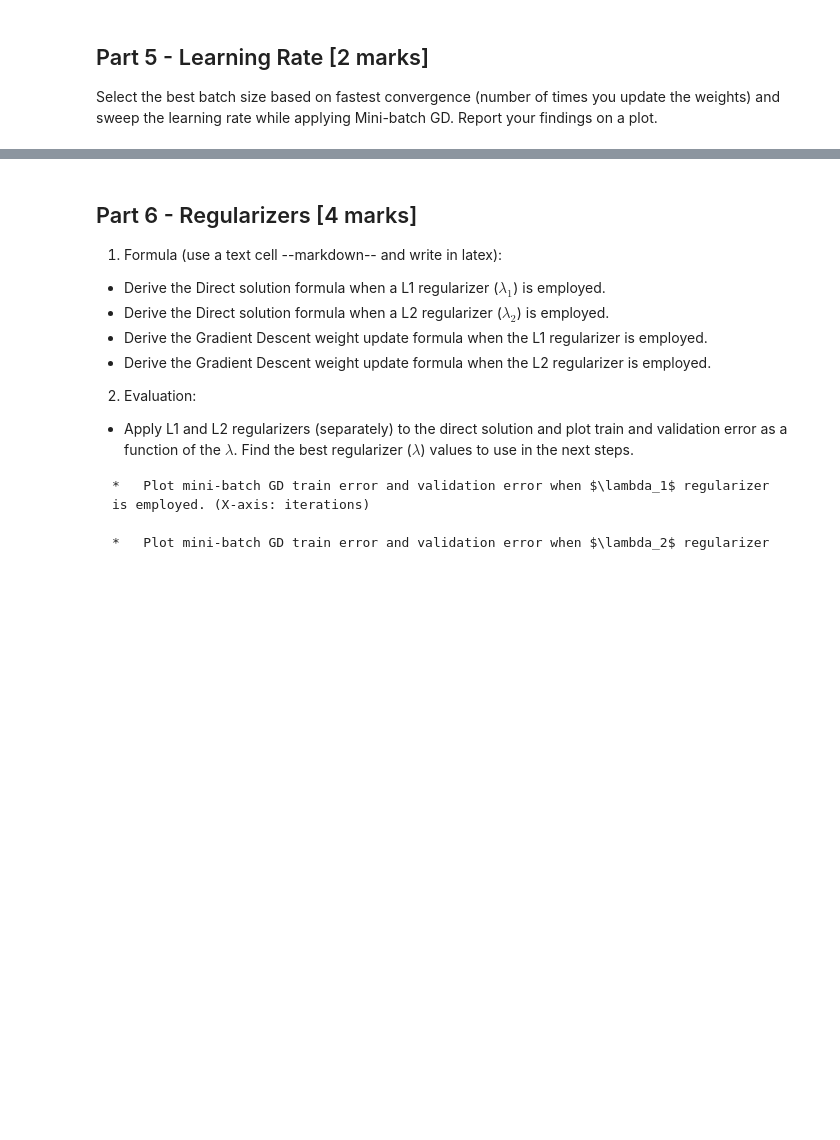
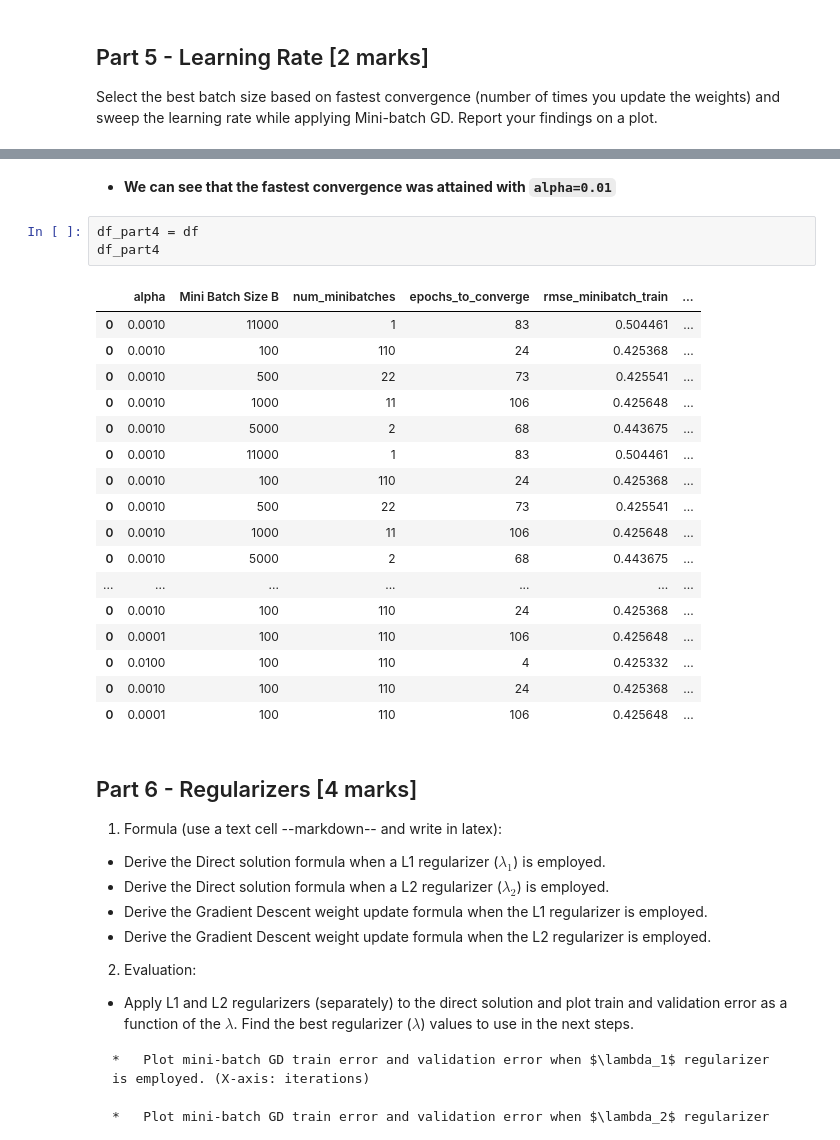
Before and after one commit to armandordorica/APS1070_A4_Linear_Regression_Gradient_Descent, a Jupyter notebook: Project_4.ipynb, the cells around one changed output, grey strips where cells are left out. Saved outputs shown, nothing was run; the diff lists cells and outputs as text; blank space fills up the shorter version.

Commit message:
Finishing part 4 and 5

```diff
--- a/Project_4.ipynb
+++ b/Project_4.ipynb
@@ -568,3 +819,26 @@ Select the best batch size based on fastest convergence (number of times you upd
+# %% [markdown]
+* **We can see that the fastest convergence was attained with `alpha=0.01`**
+# %%
+df_part4 = df
+df_part4
+# %% [output]
+|  | alpha | Mini Batch Size B | num_minibatches | epochs_to_converge | rmse_minibatch_train | ... |
+| 0 | 0.0010 | 11000 | 1 | 83 | 0.504461 | ... |
+| 0 | 0.0010 | 100 | 110 | 24 | 0.425368 | ... |
+| 0 | 0.0010 | 500 | 22 | 73 | 0.425541 | ... |
+| 0 | 0.0010 | 1000 | 11 | 106 | 0.425648 | ... |
+| 0 | 0.0010 | 5000 | 2 | 68 | 0.443675 | ... |
+| 0 | 0.0010 | 11000 | 1 | 83 | 0.504461 | ... |
+| 0 | 0.0010 | 100 | 110 | 24 | 0.425368 | ... |
+| 0 | 0.0010 | 500 | 22 | 73 | 0.425541 | ... |
+| 0 | 0.0010 | 1000 | 11 | 106 | 0.425648 | ... |
+| 0 | 0.0010 | 5000 | 2 | 68 | 0.443675 | ... |
+| ... | ... | ... | ... | ... | ... | ... |
+| 0 | 0.0010 | 100 | 110 | 24 | 0.425368 | ... |
+| 0 | 0.0001 | 100 | 110 | 106 | 0.425648 | ... |
+| 0 | 0.0100 | 100 | 110 | 4 | 0.425332 | ... |
+| 0 | 0.0010 | 100 | 110 | 24 | 0.425368 | ... |
+| 0 | 0.0001 | 100 | 110 | 106 | 0.425648 | ... |
 # %% [markdown]
 ## Part 6 - Regularizers [4 marks]
 
```
Also changed, not shown: parts of 7 cells of this notebook.
